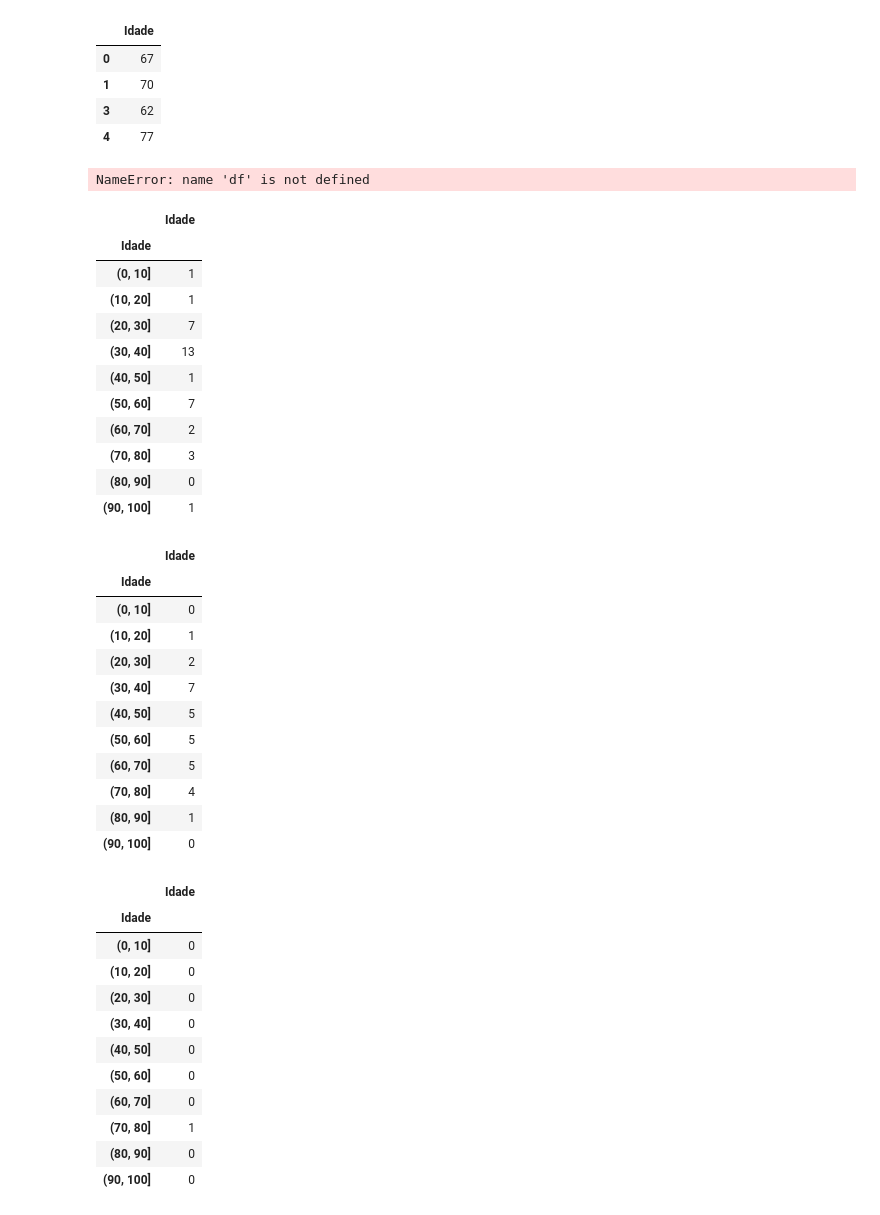
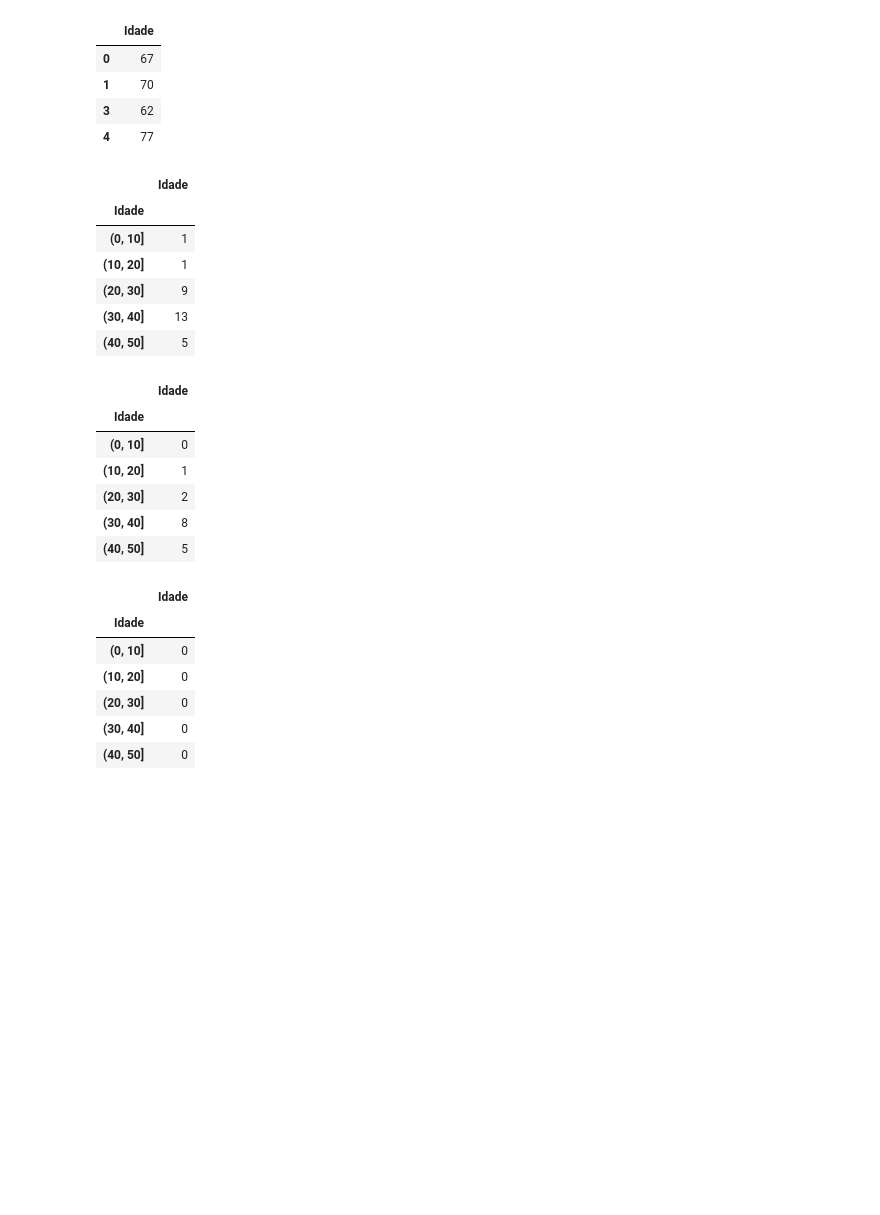
Before and after one commit to fpgdesa/CovidDashboard, a Jupyter notebook: dashboard/Notebook/Dados_Paty.ipynb, the cells around one changed output. Saved outputs shown, nothing was run; the diff lists cells and outputs as text; code cells hidden in the pictures; blank space fills up the shorter version.

```diff
--- a/dashboard/Notebook/Dados_Paty.ipynb
+++ b/dashboard/Notebook/Dados_Paty.ipynb
@@ -244,16 +247,6 @@ homens_obito_paty.head()
 | 1 | 70 |
 | 3 | 62 |
 | 4 | 77 |
-# %%
-intervalo_idade = np.arange(0,100,10)
-
-df.groupby(pd.cut(df.a, ranges)).count()
-
-
-
-[datetime.strptime(x, '%d/%m/%y') for x in data['Data'].values][-1].strftime("%V")
-# %% [output]
-NameError: name 'df' is not defined
 # %%
 intervalo_idade = np.arange(0,110,10)
 
@@ -265,37 +258,27 @@ mulheres_obito_paty_cons = mulheres_obito_paty.groupby(pd.cut(mulheres_obito_pat
 
 homens_obito_paty_cons = homens_obito_paty.groupby(pd.cut(homens_obito_paty.Idade, intervalo_idade)).count()
 # %%
-mulheres_contaminadas_paty_cons
+mulheres_contaminadas_paty_cons.head()
 # %% [output]
 |  | Idade |
 | Idade |  |
 | (0, 10] | 1 |
 | (10, 20] | 1 |
-| (20, 30] | 7 |
+| (20, 30] | 9 |
 | (30, 40] | 13 |
-| (40, 50] | 1 |
-| (50, 60] | 7 |
-| (60, 70] | 2 |
-| (70, 80] | 3 |
-| (80, 90] | 0 |
-| (90, 100] | 1 |
+| (40, 50] | 5 |
 # %%
-homens_contaminadas_paty_cons
+homens_contaminadas_paty_cons.head()
 # %% [output]
 |  | Idade |
 | Idade |  |
 | (0, 10] | 0 |
 | (10, 20] | 1 |
 | (20, 30] | 2 |
-| (30, 40] | 7 |
+| (30, 40] | 8 |
 | (40, 50] | 5 |
-| (50, 60] | 5 |
-| (60, 70] | 5 |
-| (70, 80] | 4 |
-| (80, 90] | 1 |
-| (90, 100] | 0 |
 # %%
-mulheres_obito_paty_cons
+mulheres_obito_paty_cons.head()
 # %% [output]
 |  | Idade |
 | Idade |  |
@@ -304,9 +287,4 @@ mulheres_obito_paty_cons
 | (20, 30] | 0 |
 | (30, 40] | 0 |
 | (40, 50] | 0 |
-| (50, 60] | 0 |
-| (60, 70] | 0 |
-| (70, 80] | 1 |
-| (80, 90] | 0 |
-| (90, 100] | 0 |
 # %%
```
Also changed, not shown: parts of 23 cells of this notebook, 3 other files.
